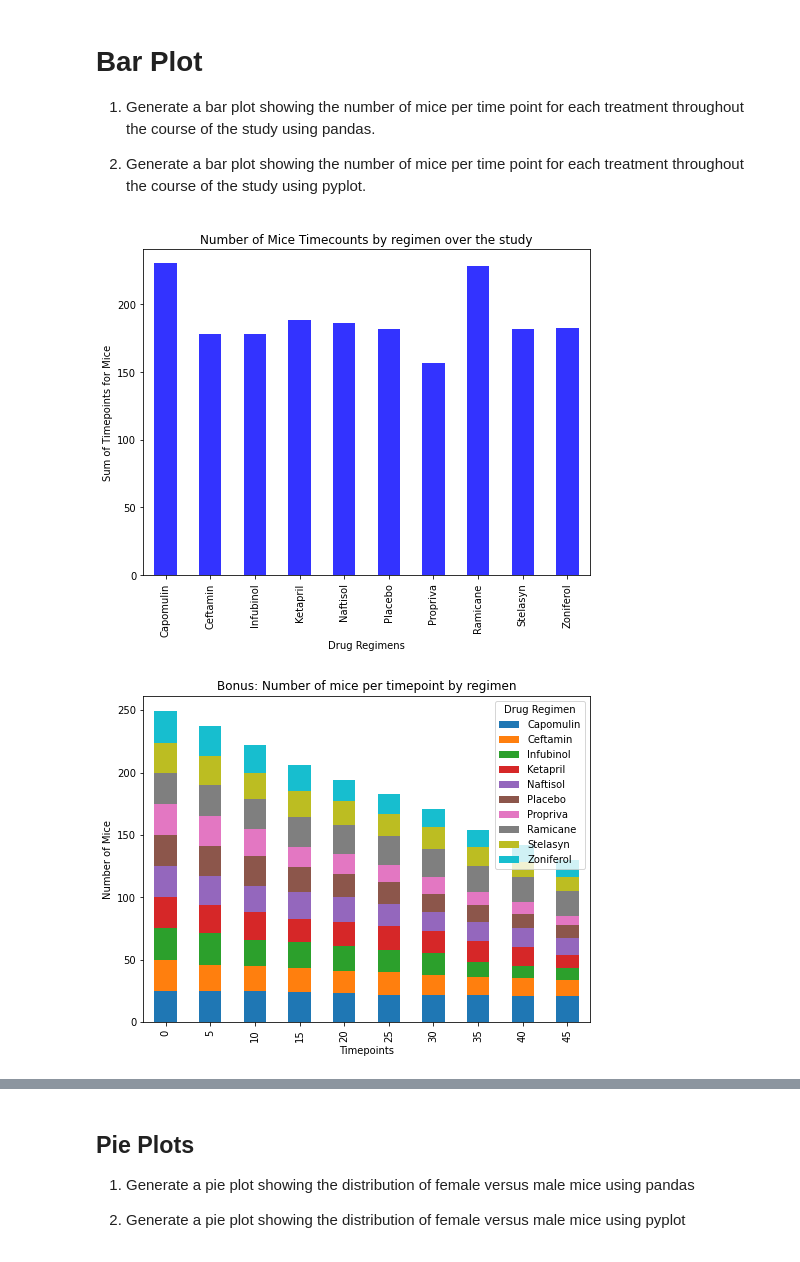
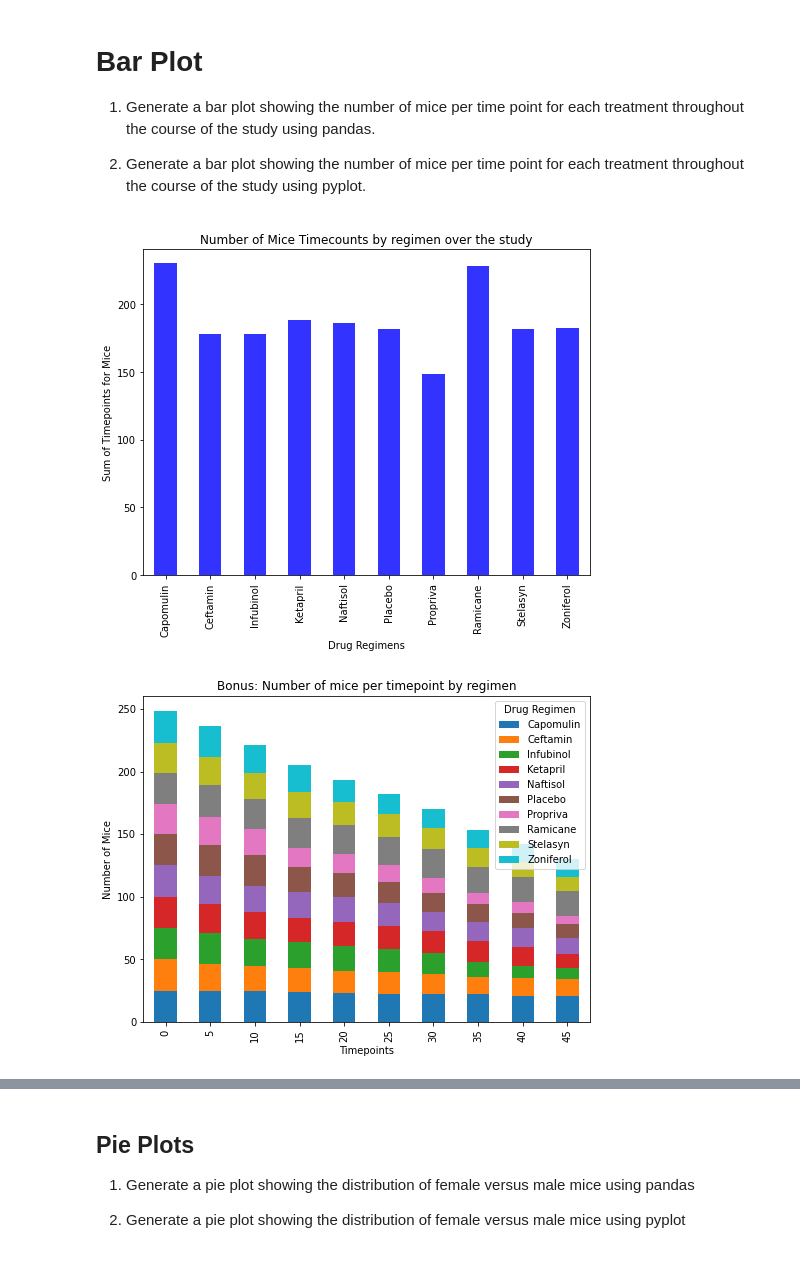
Before and after one commit to nbolt1989/matplotlib_challenge, a Jupyter notebook: Pymaceuticals.ipynb, the cells around one changed output, grey strips where cells are left out. Cells and saved outputs as stored; diff of their text form; code cells hidden in the pictures.

```diff
--- a/Pymaceuticals.ipynb
+++ b/Pymaceuticals.ipynb
@@ -73,9 +78,11 @@ findthedup_df
 | 917 | g989 | Propriva | Female | 21 | 26 | 20 | 54.657650 | ... |
 # %%
 # Create a clean DataFrame by dropping the duplicate mouse by its ID.
-# now I need to drop the duplicates for g989.
-# we can also confirm 5 have been dropped by checking the row length; it decreased from 1893 to 1888.
-clean_df = merged_df.drop_duplicates(subset=['Mouse ID','Timepoint'],keep='first')
+# now I need to drop all of g989 since it has duplicates. The wording is vague but I am dropping it all
+# we can also confirm they have been dropped by checking the row length; it decreased from 1893 to 1880.
+#clean_df = merged_df.drop_duplicates(subset=['Mouse ID','Timepoint'],keep='first')
+#clean_df
+clean_df = merged_df[merged_df['Mouse ID'] != 'g989']
 clean_df
 # %% [output]
 |  | Mouse ID | Drug Regimen | Sex | Age_months | Weight (g) | Timepoint | Tumor Volume (mm3) | ... |
@@ -175,32 +185,32 @@ for each treatment throughout the course of the study using pyplot.
 # %%
 #Bar plot using Pandas:
 # I want to do a groupby for regimen, then Mouse ID. This should show me mouse per regimen pretty simply.
 xgroup = clean_df.groupby('Drug Regimen')
-ygroup =xgroup['Mouse ID'].count()
-#Plot figure size and barchart
+ygroup = xgroup['Mouse ID'].count()
+#Plot figure size and barchart...with some formatting and labels.
 plt.figure(figsize=(8,6))
 barchart = ygroup.plot(kind="bar", title="Number of Mice Timecounts by regimen over the study", stacked=True,\
                       facecolor='blue',alpha=.8, width = .5)
-#limits
-plt.xlim=(-0.25,len(x_axis))
+# Limits
+plt.xlim=(-0.25,len(xgroup))
 plt.ylim(0, max(ygroup) + 10)
-#limits
+# Labels
 barchart.set_xlabel("Drug Regimens")
 barchart.set_ylabel("Sum of Timepoints for Mice")
 
 # Bonus Second Graph:
 # This represents each regimens' mice count over each timepoint. I originally thought, due to some vague wording,
 # that we needed to represent the number of mice each regimen had over the timepoints. I liked how this turned
 # out, and think it is informitive, so I kept it as a bonus graph.
 #https://stackoverflow.com/questions/26683654/making-a-stacked-barchart-in-pandas
 aliveovertimegroup = clean_df.groupby(['Timepoint','Drug Regimen'])['Mouse ID'].count().unstack()\
-.plot(kind='bar', stacked=True, figsize = (8,6), title = "Bonus: Number of mice per timepoint by regimen")
+    .plot(kind='bar', stacked=True, figsize = (8,6), title = "Bonus: Number of mice per timepoint by regimen")
 #Labels
 aliveovertimegroup.set_ylabel("Number of Mice")
 aliveovertimegroup.set_xlabel("Timepoints")
 plt.show()
 # %% [output]
-[figure, old version]
+[figure, new version]
 [figure]
 # %%
 # Bar plot using Pyplot:
```
Also changed, not shown: parts of 20 cells of this notebook.
